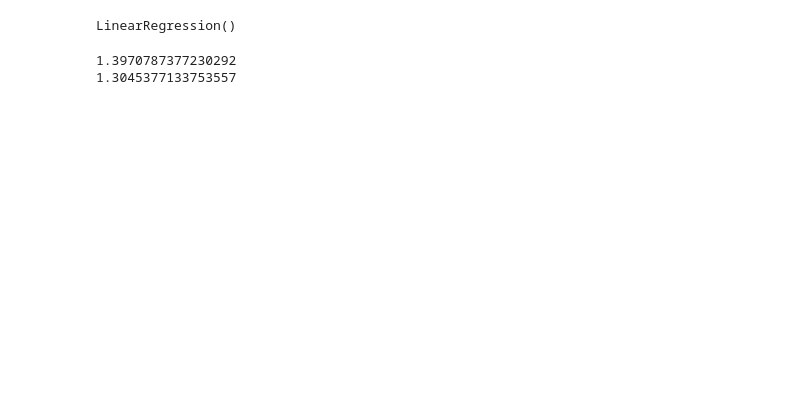
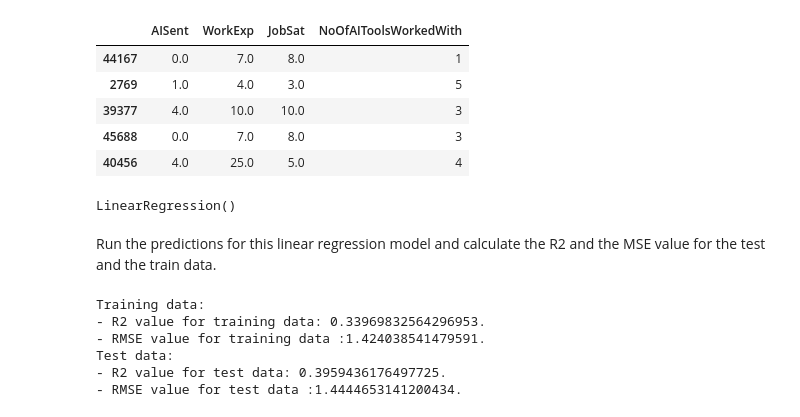
Before and after one commit to gelatti-07/ai_training-task, a Jupyter notebook: AnalyseImpactOfNumberOfToolsUsedAndIntendedToUseOnStanceForAI.ipynb, the cells around one changed output. Drawn from its saved outputs; the diff is of its cells as text; code cells hidden in the pictures; blank space fills up the shorter version.

```diff
--- a/AnalyseImpactOfNumberOfToolsUsedAndIntendedToUseOnStanceForAI.ipynb
+++ b/AnalyseImpactOfNumberOfToolsUsedAndIntendedToUseOnStanceForAI.ipynb
@@ -133,20 +167,40 @@ plt.show()
 # %%
-# try linear regression model
-y=df_clean["NoOfAIToolsWanToWorkWith"]
-X=df_clean.drop(["NoOfAIToolsWanToWorkWith"],axis=1)
-X_train, X_test, y_train, y_test = train_test_split(X, y, test_size=0.2, random_state=0)
-linear_model = LinearRegression()
-linear_model.fit(X_train, y_train)
+y=df_clean["NoOfAIToolsWantToWorkWith"]
+X=df_clean.drop(["NoOfAIToolsWantToWorkWith"],axis=1)
+X_train, X_test, y_train, y_test = train_test_split(X, y, test_size=0.2, random_state=42)
+X_train.head()
 # %% [output]
-LinearRegression()
+|  | AISent | WorkExp | JobSat | NoOfAIToolsWorkedWith |
+| 44167 | 0.0 | 7.0 | 8.0 | 1 |
+| 2769 | 1.0 | 4.0 | 3.0 | 5 |
+| 39377 | 4.0 | 10.0 | 10.0 | 3 |
+| 45688 | 0.0 | 7.0 | 8.0 | 3 |
+| 40456 | 4.0 | 25.0 | 5.0 | 4 |
+# %%
+linear_model = LinearRegression()
+linear_model.fit(X_train, y_train)
+# %% [output]
+LinearRegression()
+# %% [markdown]
+Run the predictions for this linear regression model and calculate the R2 and the MSE value for the test and the train data.
 # %%
 linear_predictions_train = linear_model.predict(X_train)
 linear_predictions_test = linear_model.predict(X_test)
-# Calculate the root mean squared error on the training and test set
+
 rmse_train = root_mean_squared_error(y_train, linear_predictions_train)
-print(rmse_train)
+r2_train=r2_score(y_train,linear_predictions_train)
+print("Training data:")
+print(f"- R2 value for training data: {r2_train}.")
+print(f"- RMSE value for training data :{rmse_train}.")
+r2_test=r2_score(y_test,linear_predictions_test)
 rmse_test = root_mean_squared_error(y_test, linear_predictions_test)
-print(rmse_test)
+print("Test data:")
+print(f"- R2 value for test data: {r2_test}.")
+print(f"- RMSE value for test data :{rmse_test}.")
 # %% [output]
-1.3970787377230292
-1.3045377133753557
+Training data:
+- R2 value for training data: 0.33969832564296953.
+- RMSE value for training data :1.424038541479591.
+Test data:
+- R2 value for test data: 0.3959436176497725.
+- RMSE value for test data :1.4444653141200434.
```
Also changed, not shown: parts of 29 cells of this notebook.
